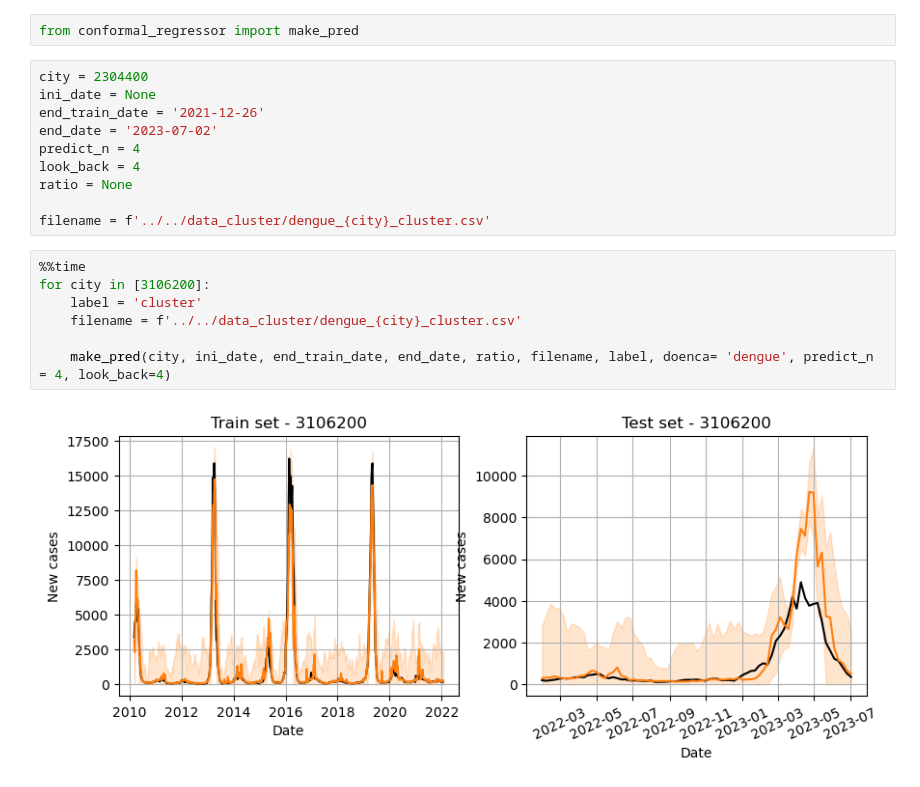
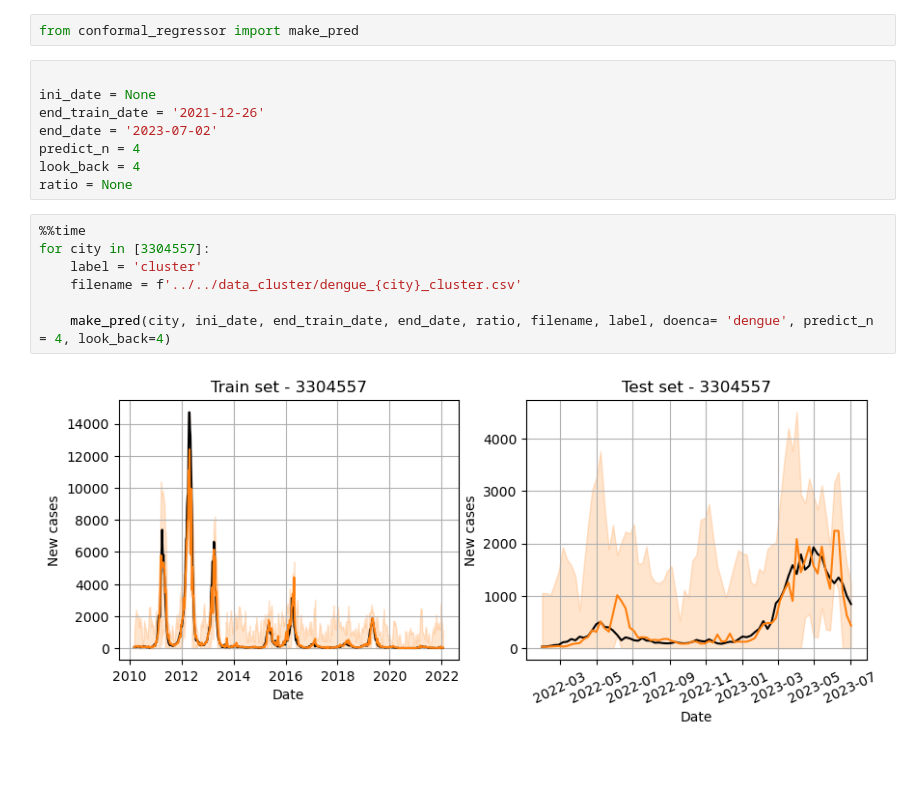
Before and after one commit to eduardocorrearaujo/forecast_models_dengue, a Jupyter notebook: models/gbt/make_preds.ipynb, the cells around one changed output. Drawn from its saved outputs; the diff is of its cells as text.

```diff
--- a/models/gbt/make_preds.ipynb
+++ b/models/gbt/make_preds.ipynb
@@ -1,21 +1,19 @@
 # %%
 from conformal_regressor import make_pred
 # %%
-city = 2304400
+
 ini_date = None
 end_train_date = '2021-12-26'
 end_date = '2023-07-02'
 predict_n = 4
 look_back = 4
 ratio = None
-
-filename = f'../../data_cluster/dengue_{city}_cluster.csv'
 # %%
 %%time
-for city in [3106200]:
+for city in [3304557]:
     label = 'cluster'
     filename = f'../../data_cluster/dengue_{city}_cluster.csv'
 
     make_pred(city, ini_date, end_train_date, end_date, ratio, filename, label, doenca= 'dengue', predict_n = 4, look_back=4)
 # %% [output]
-[figure, old version]
+[figure, new version]
```
Also changed, not shown: parts of 1 cell of this notebook, 1 other file.
